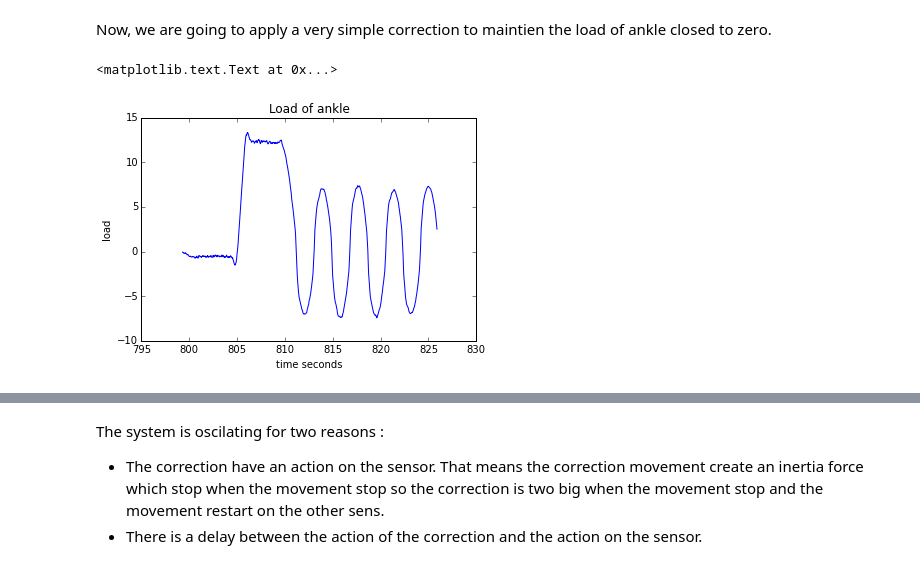
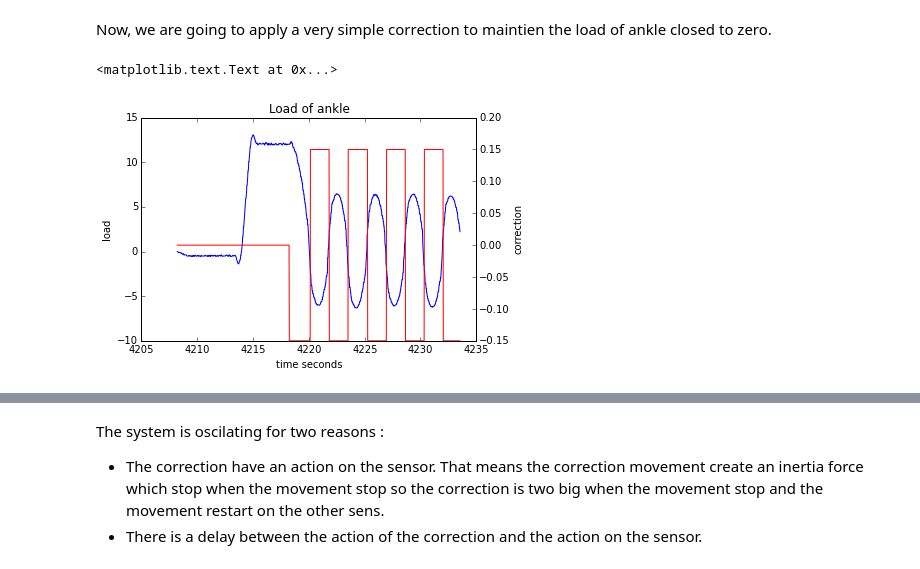
Before and after one commit to jjehl/poppy_balance, a Jupyter notebook: balance_leg.ipynb, the cells around one changed output, grey strips where cells are left out. Saved outputs shown, nothing was run; the diff lists cells and outputs as text; code cells hidden in the pictures.

```diff
--- a/balance_leg.ipynb
+++ b/balance_leg.ipynb
@@ -93,0 +120,19 @@ Integration of different present_load to have a more stable value.
+# %%
+from pypot.primitive import Primitive
+
+class graph_primitive(Primitive):
+    def setup(self):
+        self.load_ankle = []
+        self.load_hip = []
+        self.t=[]
+        self.correction = []
+        self.position_ankle = []
+
+    def run(self):
+        while not self.should_stop():
+            self.load_ankle.append(load_ankle.last())
+            self.load_hip.append(load_hip.last())
+            self.t.append(time.time())
+            self.correction.append(correction_value)
+            self.position_ankle.append(poppy.r_ankle_y.present_position)
+            time.sleep(0.02)
@@ -225,21 +233,18 @@ On the previous graph, you can see the two forces in action during a movement. F
 # %% [markdown]
 Now, we are going to apply a very simple correction to maintien the load of ankle closed to zero.
 # %%
-graph_load_ankle = []
-graph_load_hip = []
-graph_t = []
+graph = graph_primitive(poppy)
 
 load_ankle = load(40)
 load_hip = load(40)
+correction_value = 0
+
+graph.start()
 
 t0 = time.time()
 while time.time()-t0 <5:
-    load_ankle.add_load([poppy.r_ankle_y.present_load,poppy.l_ankle_y.present_load])
-    load_hip.add_load([poppy.r_hip_y.present_load,poppy.l_hip_y.present_load])
-
-    graph_load_ankle.append(load_ankle.sum_load())
-    graph_load_hip.append(load_hip.sum_load())
-    graph_t.append(poppy.current_simulation_time)
+    load_ankle.add((poppy.r_ankle_y.present_load+poppy.l_ankle_y.present_load)/2)
+    load_hip.add((poppy.r_hip_y.present_load+poppy.l_hip_y.present_load)/2)
 
     time.sleep(0.025)
 
@@ -249,83 +254,71 @@ poppy.r_knee_y.goto_position(5, 1, wait=False)
 
 t0 = time.time()
 while time.time()-t0 <5:
-    load_ankle.add_load([poppy.r_ankle_y.present_load,poppy.l_ankle_y.present_load])
-    load_hip.add_load([poppy.r_hip_y.present_load,poppy.l_hip_y.present_load])
-
-    graph_load_ankle.append(load_ankle.sum_load())
-    graph_load_hip.append(load_hip.sum_load())
-    graph_t.append(poppy.current_simulation_time)
+    load_ankle.add((poppy.r_ankle_y.present_load+poppy.l_ankle_y.present_load)/2)
+    load_hip.add((poppy.r_hip_y.present_load+poppy.l_hip_y.present_load)/2)
 
     time.sleep(0.025)
 
 
 t0 = time.time()
 while time.time()-t0 <15:
-    load_ankle.add_load([poppy.r_ankle_y.present_load,poppy.l_ankle_y.present_load])
-    load_hip.add_load([poppy.r_hip_y.present_load,poppy.l_hip_y.present_load])
+    load_ankle.add((poppy.r_ankle_y.present_load+poppy.l_ankle_y.present_load)/2)
+    load_hip.add((poppy.r_hip_y.present_load+poppy.l_hip_y.present_load)/2)
 
     r_ankle_y_pos = poppy.r_ankle_y.present_position
     l_ankle_y_pos = poppy.l_ankle_y.present_position
 
-    if load_ankle.sum_load() > 2:
-        while load_ankle.sum_load() > 2:
-
-            graph_load_ankle.append(load_ankle.sum_load())
-            graph_load_hip.append(load_hip.sum_load())
-            graph_t.append(poppy.current_simulation_time)
-
-            r_ankle_y_pos -= 0.15
-            l_ankle_y_pos -= 0.15
+    if load_ankle.last() > 2:
+        while load_ankle.last() > 2:
+            correction_value = -0.15
+            r_ankle_y_pos += correction_value
+            l_ankle_y_pos += correction_value
             #print "load :",load_ankle.sum_load()
             #print "correction négative :",r_ankle_y_pos, l_ankle_y_pos
             poppy.r_ankle_y.goal_position = r_ankle_y_pos
             poppy.l_ankle_y.goal_position = l_ankle_y_pos
             time.sleep(0.05) # waiting for the movement to finish - according to the dt minimum define in VREP
-            load_ankle.add_load([poppy.r_ankle_y.present_load,poppy.l_ankle_y.present_load])
-            load_hip.add_load([poppy.r_hip_y.present_load,poppy.l_hip_y.present_load])
+            load_ankle.add((poppy.r_ankle_y.present_load+poppy.l_ankle_y.present_load)/2)
+            load_hip.add((poppy.r_hip_y.present_load+poppy.l_hip_y.present_load)/2)
 
-    elif load_ankle.sum_load() < -2:
-        while load_ankle.sum_load() < -2:
-
-            graph_load_ankle.append(load_ankle.sum_load())
-            graph_load_hip.append(load_hip.sum_load())
-            graph_t.append(poppy.current_simulation_time)
-
-
-            r_ankle_y_pos += 0.15
-            l_ankle_y_pos += 0.15
+    elif load_ankle.last() < -2:
+        while load_ankle.last() < -2:
+            correction_value = 0.15
+            r_ankle_y_pos += correction_value
+            l_ankle_y_pos += correction_value
             #print "load :",load_ankle.sum_load()
             #print "correction positive :",r_ankle_y_pos, l_ankle_y_pos
             poppy.r_ankle_y.goal_position = r_ankle_y_pos
             poppy.l_ankle_y.goal_position = r_ankle_y_pos
             time.sleep(0.05) # waiting for the movement to finish - according to the dt minimum define in VREP
-            load_ankle.add_load([poppy.r_ankle_y.present_load,poppy.l_ankle_y.present_load])
-            load_hip.add_load([poppy.r_hip_y.present_load,poppy.l_hip_y.present_load])
+            load_ankle.add((poppy.r_ankle_y.present_load+poppy.l_ankle_y.present_load)/2)
+            load_hip.add((poppy.r_hip_y.present_load+poppy.l_hip_y.present_load)/2)
+
     else :
-
-        graph_load_ankle.append(load_ankle.sum_load())
-        graph_load_hip.append(load_hip.sum_load())
-        graph_t.append(poppy.current_simulation_time)
-
         #print "poppy is balanced"
         time.sleep(0.025)
+
+graph.stop()
 
 poppy.l_ankle_y.goto_position(0, 1, wait=False)
 poppy.r_ankle_y.goto_position(0, 1, wait=False)
 
 poppy.l_knee_y.goto_position(0, 1, wait=False)
 poppy.r_knee_y.goto_position(0, 1, wait=True)
 
 figure(1)
-plot(graph_t,graph_load_ankle)
+plot(graph.t,graph.load_ankle,"b-")
 xlabel('time seconds')
 ylabel('load')
+twinx()
+plot(graph.t,graph.correction,"r-")
+ylabel('correction')
 title ('Load of ankle')
 figure(2)
-plot(graph_t,graph_load_hip)
+plot(graph.t,graph.load_hip)
 xlabel('time seconds')
 ylabel('load')
 title ('Load of hip')
 # %% [output]
 <matplotlib.text.Text at 0x...>
-[figure, old version]
+[figure, new version]
```
Also changed, not shown: parts of 18 cells of this notebook.
